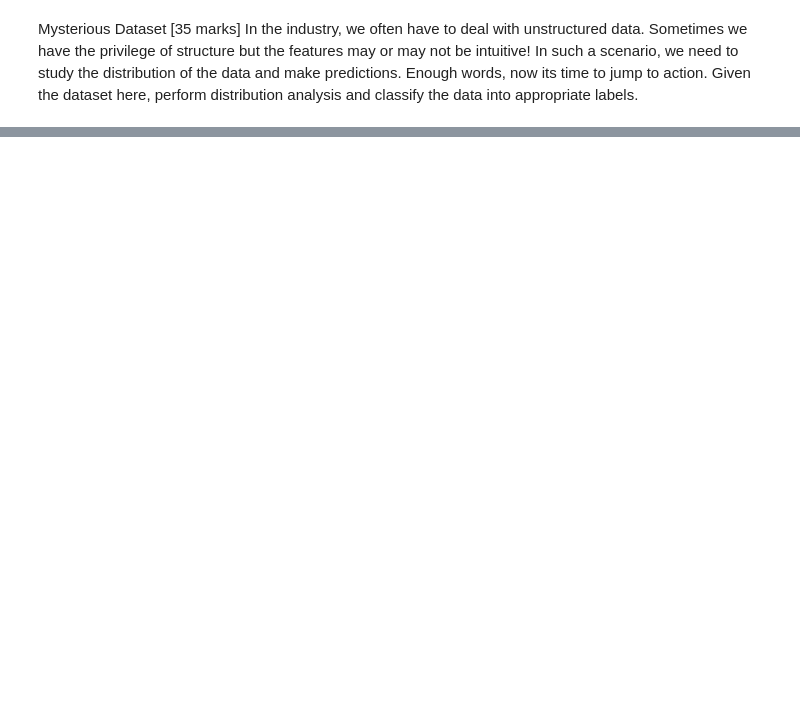
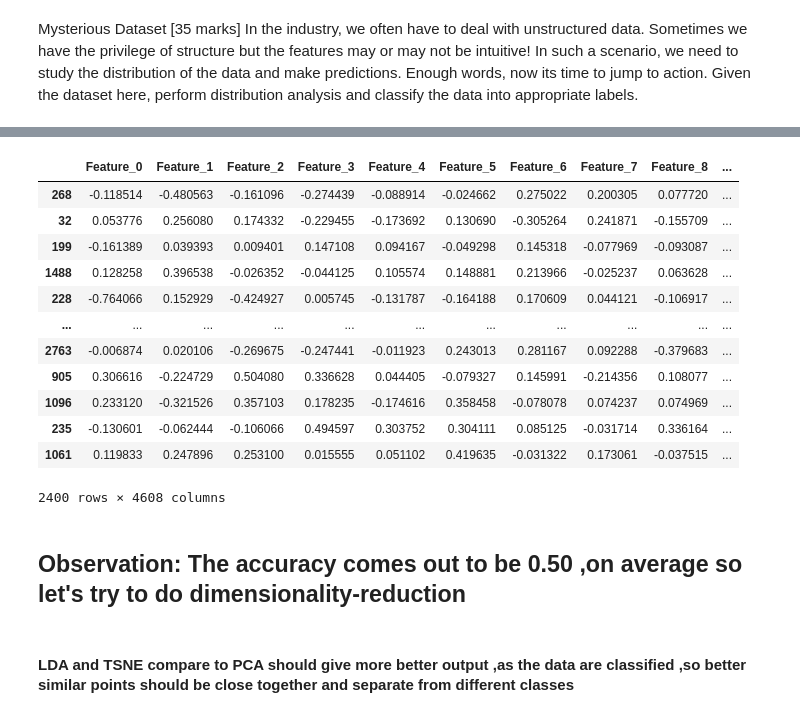
Before and after one commit to ananty1/ML_Assignment, a Jupyter notebook: Qn3.ipynb, the cells around one changed output, grey strips where cells are left out. Drawn from its saved outputs; the diff is of its cells as text; code cells hidden in the pictures; blank space fills up the shorter version.

```diff
--- a/Qn3.ipynb
+++ b/Qn3.ipynb
@@ -44,0 +53,22 @@ KeyboardInterrupt:
+# %%
+from sklearn.model_selection import train_test_split
+
+x_train,x_test,y_train,y_test = train_test_split(df.iloc[:,:-1],df.iloc[:,-1],test_size=0.2,random_state=1)
+# %%
+x_train
+# %% [output]
+|  | Feature_0 | Feature_1 | Feature_2 | Feature_3 | Feature_4 | Feature_5 | Feature_6 | Feature_7 | Feature_8 | ... |
+| 268 | -0.118514 | -0.480563 | -0.161096 | -0.274439 | -0.088914 | -0.024662 | 0.275022 | 0.200305 | 0.077720 | ... |
+| 32 | 0.053776 | 0.256080 | 0.174332 | -0.229455 | -0.173692 | 0.130690 | -0.305264 | 0.241871 | -0.155709 | ... |
+| 199 | -0.161389 | 0.039393 | 0.009401 | 0.147108 | 0.094167 | -0.049298 | 0.145318 | -0.077969 | -0.093087 | ... |
+| 1488 | 0.128258 | 0.396538 | -0.026352 | -0.044125 | 0.105574 | 0.148881 | 0.213966 | -0.025237 | 0.063628 | ... |
+| 228 | -0.764066 | 0.152929 | -0.424927 | 0.005745 | -0.131787 | -0.164188 | 0.170609 | 0.044121 | -0.106917 | ... |
+| ... | ... | ... | ... | ... | ... | ... | ... | ... | ... | ... |
+| 2763 | -0.006874 | 0.020106 | -0.269675 | -0.247441 | -0.011923 | 0.243013 | 0.281167 | 0.092288 | -0.379683 | ... |
+| 905 | 0.306616 | -0.224729 | 0.504080 | 0.336628 | 0.044405 | -0.079327 | 0.145991 | -0.214356 | 0.108077 | ... |
+| 1096 | 0.233120 | -0.321526 | 0.357103 | 0.178235 | -0.174616 | 0.358458 | -0.078078 | 0.074237 | 0.074969 | ... |
+| 235 | -0.130601 | -0.062444 | -0.106066 | 0.494597 | 0.303752 | 0.304111 | 0.085125 | -0.031714 | 0.336164 | ... |
+| 1061 | 0.119833 | 0.247896 | 0.253100 | 0.015555 | 0.051102 | 0.419635 | -0.031322 | 0.173061 | -0.037515 | ... |
+2400 rows × 4608 columns
+# %% [markdown]
+## Observation: The accuracy comes out to be 0.50 ,on average so let's try to do dimensionality-reduction
@@ -44,0 +81,2 @@ KeyboardInterrupt:
+# %% [markdown]
+#### LDA and TSNE compare to PCA should give more better output ,as the data are classified ,so better similar points should be close together and separate from different classes
```
Also changed, not shown: parts of 13 cells of this notebook.
